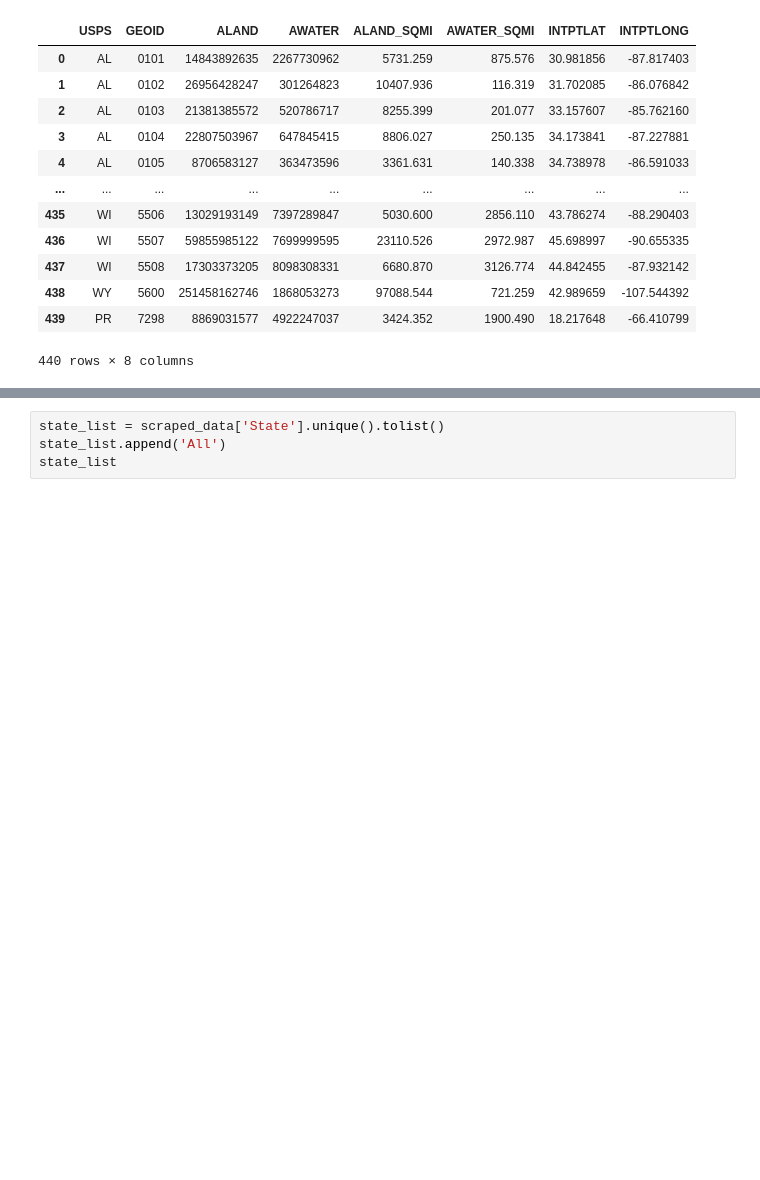
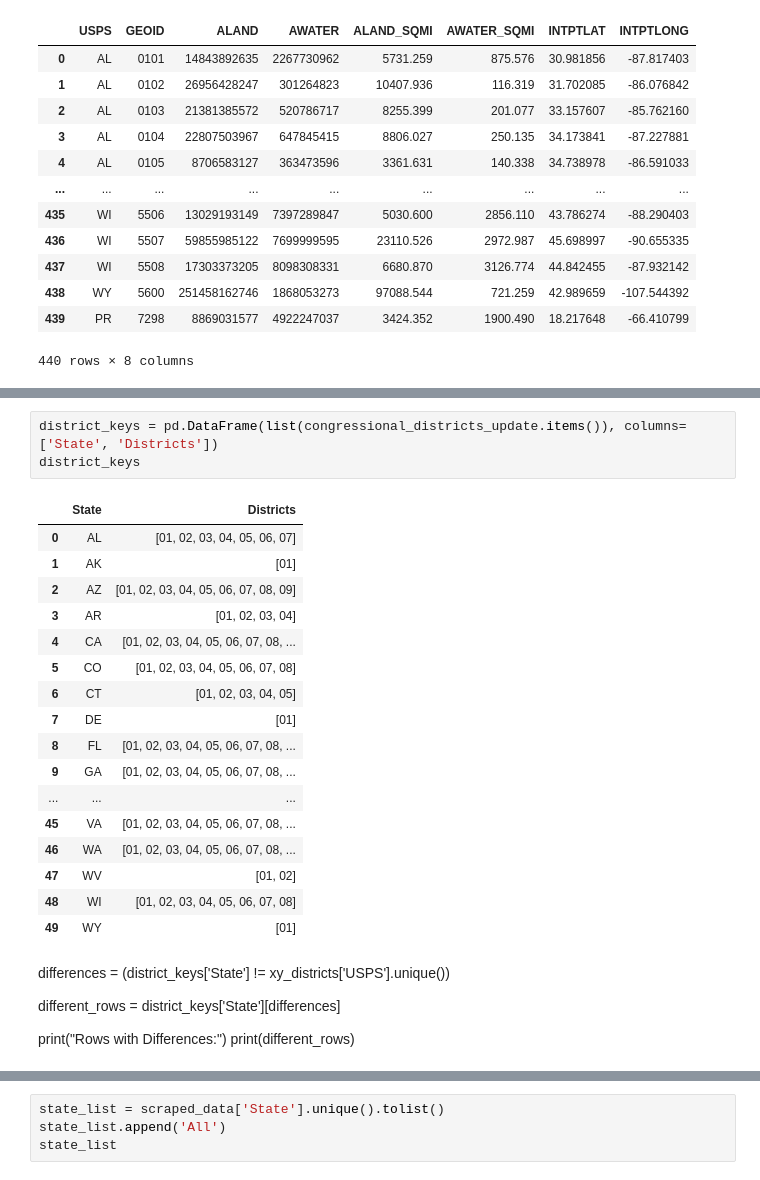
Before and after one commit to nss-data-science-cohort-7/webscraping-open-secrets-boooooleans, a Jupyter notebook: notebooks/maps_in_dash.ipynb, the cells around one changed output, grey strips where cells are left out. Drawn from its saved outputs; the diff is of its cells as text; blank space fills up the shorter version.

```diff
--- a/notebooks/maps_in_dash.ipynb
+++ b/notebooks/maps_in_dash.ipynb
@@ -116,0 +148,28 @@ xy_districts
+# %%
+district_keys = pd.DataFrame(list(congressional_districts_update.items()), columns=['State', 'Districts'])
+district_keys
+# %% [output]
+|  | State | Districts |
+| 0 | AL | [01, 02, 03, 04, 05, 06, 07] |
+| 1 | AK | [01] |
+| 2 | AZ | [01, 02, 03, 04, 05, 06, 07, 08, 09] |
+| 3 | AR | [01, 02, 03, 04] |
+| 4 | CA | [01, 02, 03, 04, 05, 06, 07, 08, ... |
+| 5 | CO | [01, 02, 03, 04, 05, 06, 07, 08] |
+| 6 | CT | [01, 02, 03, 04, 05] |
+| 7 | DE | [01] |
+| 8 | FL | [01, 02, 03, 04, 05, 06, 07, 08, ... |
+| 9 | GA | [01, 02, 03, 04, 05, 06, 07, 08, ... |
+| ... | ... | ... |
+| 45 | VA | [01, 02, 03, 04, 05, 06, 07, 08, ... |
+| 46 | WA | [01, 02, 03, 04, 05, 06, 07, 08, ... |
+| 47 | WV | [01, 02] |
+| 48 | WI | [01, 02, 03, 04, 05, 06, 07, 08] |
+| 49 | WY | [01] |
+# %% [markdown]
+differences = (district_keys['State'] != xy_districts['USPS'].unique())
+
+different_rows = district_keys['State'][differences]
+
+print("Rows with Differences:")
+print(different_rows)
```
Also changed, not shown: parts of 7 cells of this notebook, 1 other file.
